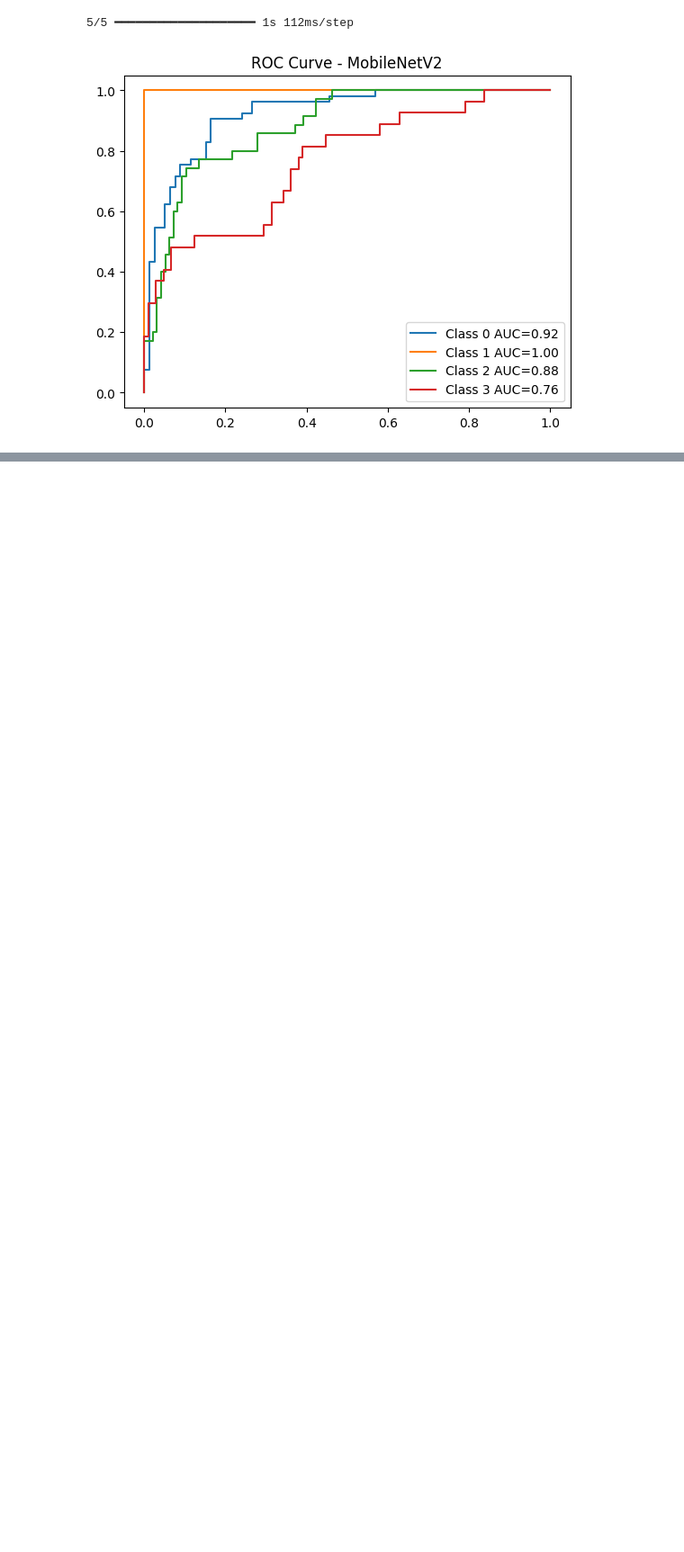
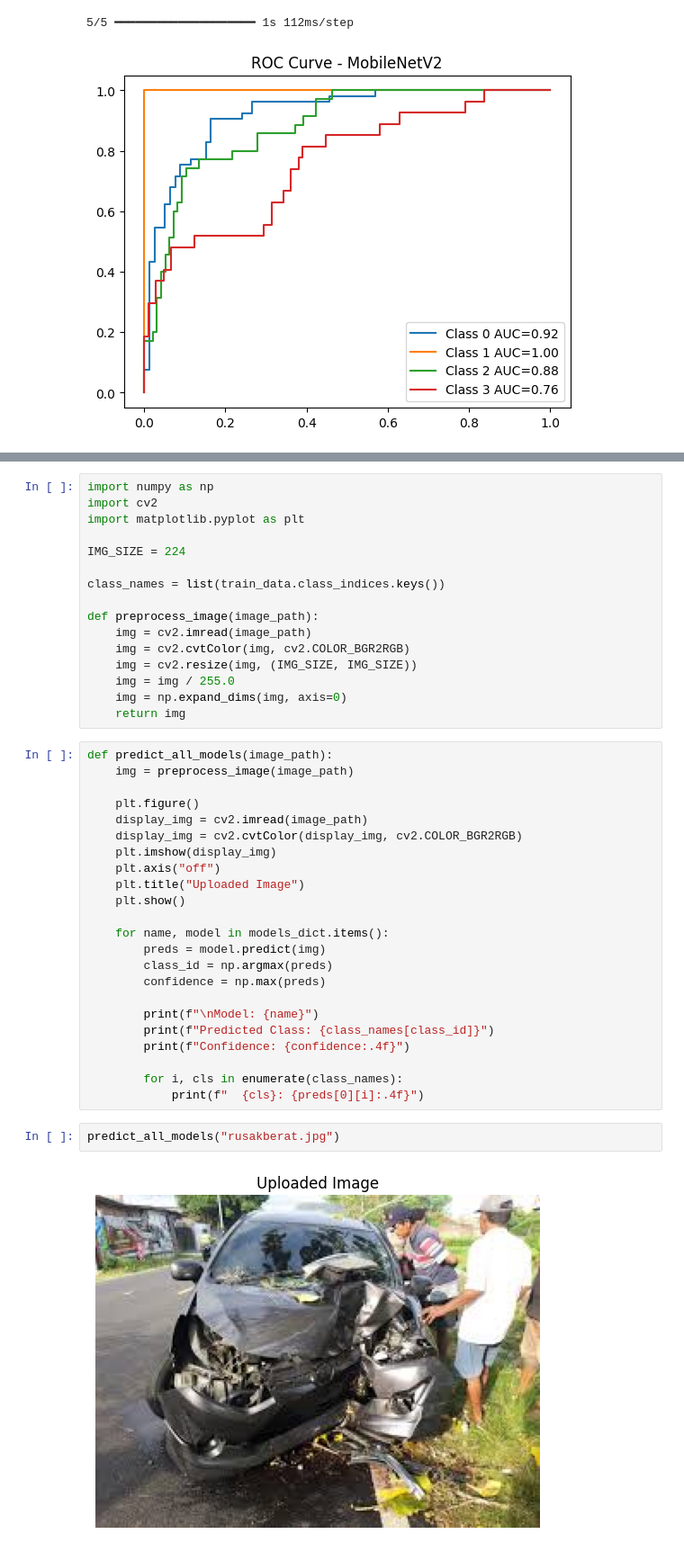
Before and after one commit to FatihUlumuddin/Analysis-of-Deep-Learning-Methods-for-Vehicle-Damage-Classification, a Jupyter notebook: A_Comparative_Analysis_of_Deep_Learning_Methods_for_Vehicle_Damage_Classification.ipynb, the cells around one changed output, grey strips where cells are left out. Shown at 90% size. Cells and saved outputs as stored; diff of their text form; blank space fills up the shorter version.

```diff
--- a/A_Comparative_Analysis_of_Deep_Learning_Methods_for_Vehicle_Damage_Classification.ipynb
+++ b/A_Comparative_Analysis_of_Deep_Learning_Methods_for_Vehicle_Damage_Classification.ipynb
@@ -547,0 +554,43 @@ for name, model in models_dict.items():
+# %%
+import numpy as np
+import cv2
+import matplotlib.pyplot as plt
+
+IMG_SIZE = 224
+
+class_names = list(train_data.class_indices.keys())
+
+def preprocess_image(image_path):
+    img = cv2.imread(image_path)
+    img = cv2.cvtColor(img, cv2.COLOR_BGR2RGB)
+    img = cv2.resize(img, (IMG_SIZE, IMG_SIZE))
+    img = img / 255.0
+    img = np.expand_dims(img, axis=0)
+    return img
+# %%
+def predict_all_models(image_path):
+    img = preprocess_image(image_path)
+
+    plt.figure()
+    display_img = cv2.imread(image_path)
+    display_img = cv2.cvtColor(display_img, cv2.COLOR_BGR2RGB)
+    plt.imshow(display_img)
+    plt.axis("off")
+    plt.title("Uploaded Image")
+    plt.show()
+
+    for name, model in models_dict.items():
+        preds = model.predict(img)
+        class_id = np.argmax(preds)
+        confidence = np.max(preds)
+
+        print(f"\nModel: {name}")
+        print(f"Predicted Class: {class_names[class_id]}")
+        print(f"Confidence: {confidence:.4f}")
+
+        for i, cls in enumerate(class_names):
+            print(f"  {cls}: {preds[0][i]:.4f}")
+# %%
+predict_all_models("rusakberat.jpg")
+# %% [output]
+[figure, added]
```
Also changed, not shown: parts of 5 cells of this notebook.
